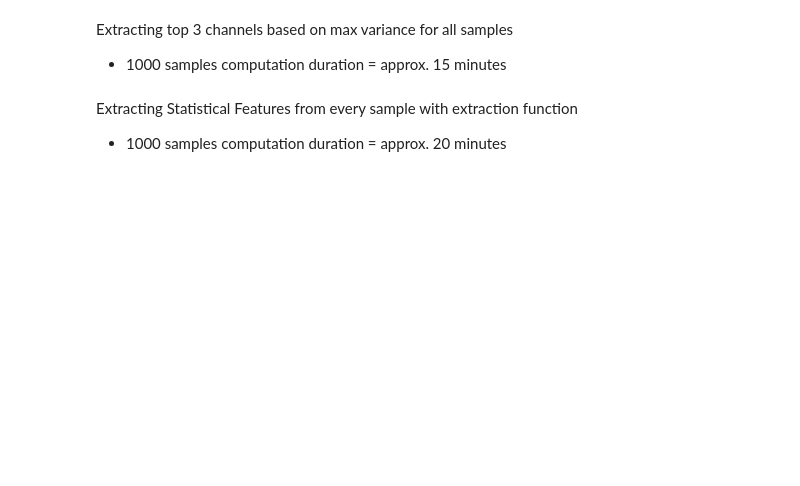
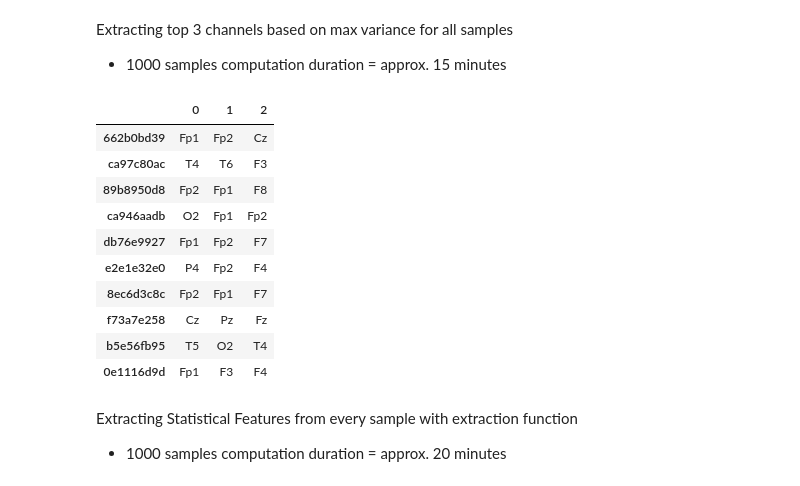
Before and after one commit to sfu-cmpt340/2024_1_project_11, a Jupyter notebook: hms.ipynb, the cells around one changed output. Cells and saved outputs as stored; diff of their text form; code cells hidden in the pictures; blank space fills up the shorter version.

```diff
--- a/hms.ipynb
+++ b/hms.ipynb
@@ -44,7 +68,7 @@ def load_signals(metadata):
     eeg = pd.read_parquet(f_name)[channel_order]
     eeg_offset = int(sample.eeg_label_offset_seconds)
 
-    eeg['eeg_id'] = str(sample.eeg_id)
+    eeg['eeg_id'] = str(compute_signal_hash(sample))
     eeg = eeg.set_index('eeg_id')
 
     eeg = eeg.iloc[eeg_offset*200:(eeg_offset+50)*200]
@@ -61,0 +80,6 @@ sig1 = df.loc['554a28223']
+# %%
+# Compute 10 signals to start
+df = ddf.partitions[:10].compute()
+
+eeg_ids = list(set(df.index))
+eeg_ids
@@ -65,8 +100,20 @@ Extracting top 3 channels based on max variance for all samples
 # %%
 from src.feature_extraction import calculate_all_samples
 
-top_channels_df = calculate_all_samples(df, eeg_ids, 1000)
+top_channels_df = calculate_all_samples(df, eeg_ids, len(eeg_ids))
 top_channels_df
+# %% [output]
+|  | 0 | 1 | 2 |
+| 662b0bd39 | Fp1 | Fp2 | Cz |
+| ca97c80ac | T4 | T6 | F3 |
+| 89b8950d8 | Fp2 | Fp1 | F8 |
+| ca946aadb | O2 | Fp1 | Fp2 |
+| db76e9927 | Fp1 | Fp2 | F7 |
+| e2e1e32e0 | P4 | Fp2 | F4 |
+| 8ec6d3c8c | Fp2 | Fp1 | F7 |
+| f73a7e258 | Cz | Pz | Fz |
+| b5e56fb95 | T5 | O2 | T4 |
+| 0e1116d9d | Fp1 | F3 | F4 |
 # %% [markdown]
 Extracting Statistical Features from every sample with extraction function
 - 1000 samples computation duration = approx. 20 minutes
```
Also changed, not shown: parts of 9 cells of this notebook.
